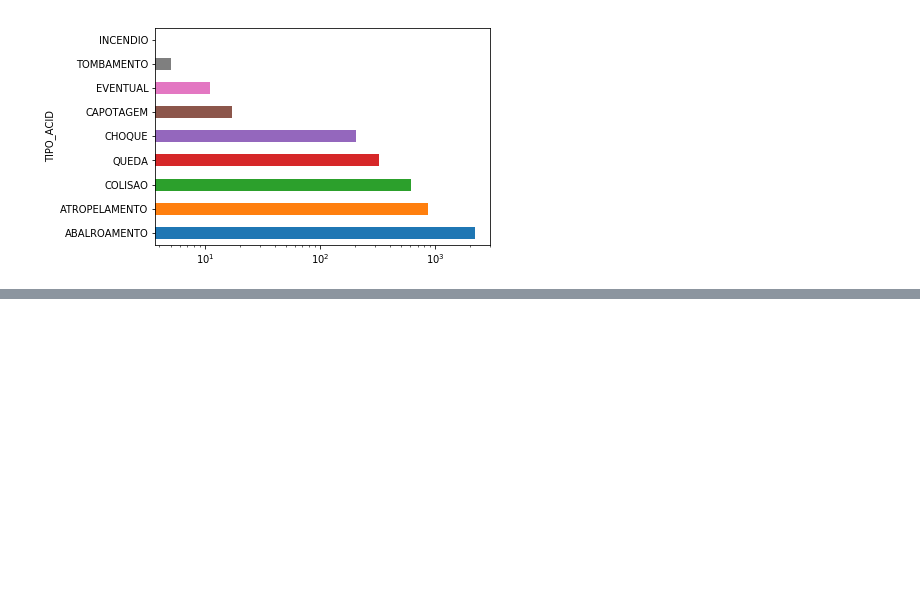
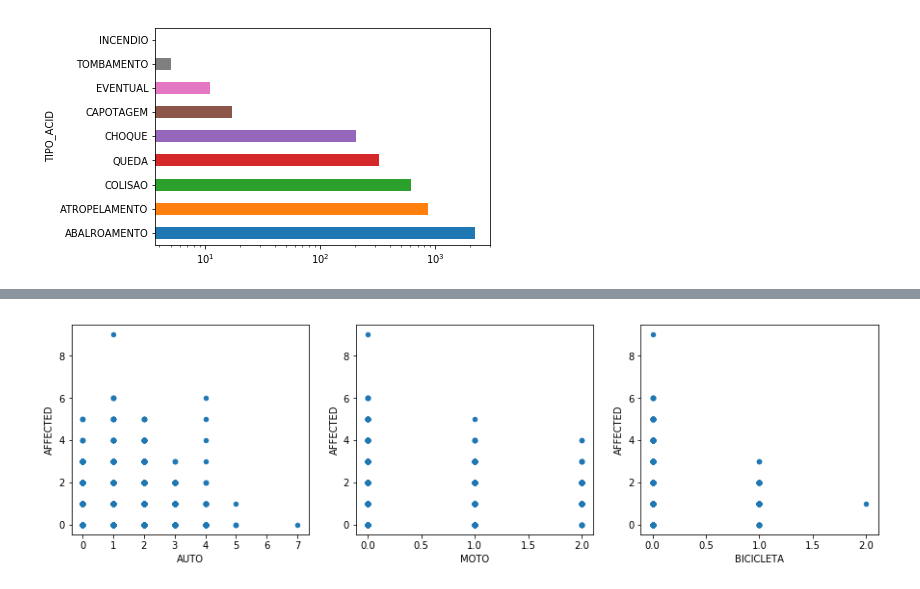
Before and after one commit to if1015-datascience-ufpe/2018-2-projeto-data-lords, a Jupyter notebook: project.ipynb, the cells around one changed output, grey strips where cells are left out. Cells and saved outputs as stored; diff of their text form; code cells hidden in the pictures; blank space fills up the shorter version.

```diff
--- a/project.ipynb
+++ b/project.ipynb
@@ -276,0 +294,5 @@ acident_type_vic.plot.barh(logx=True)
+# %%
+join_feridos_data = acidents_data[[ 'AUTO', 'TAXI', 'LOTACAO', 'ONIBUS_URB', 'ONIBUS_MET', 'ONIBUS_INT',
+       'CAMINHAO', 'MOTO', 'CARROCA', 'BICICLETA', 'OUTRO', 'FERIDOS', 'FERIDOS_GR', 'MORTES']]
+join_feridos_data['AFFECTED'] = join_feridos_data['FERIDOS'] + join_feridos_data['FERIDOS_GR'] + join_feridos_data['MORTES']
+join_feridos_data
@@ -276,0 +342,9 @@ acident_type_vic.plot.barh(logx=True)
+# %%
+acidents_data[[ 'AUTO', 'TAXI', 'LOTACAO', 'ONIBUS_URB', 'ONIBUS_MET', 'ONIBUS_INT',
+       'CAMINHAO', 'MOTO', 'CARROCA', 'BICICLETA', 'OUTRO']]
+figs, axes = plt.subplots(1,3,figsize=(15,4))
+join_feridos_data[['AUTO','AFFECTED']].plot.scatter(x='AUTO',y='AFFECTED',ax=axes[0])
+join_feridos_data[['MOTO','AFFECTED']].plot.scatter(x='MOTO',y='AFFECTED',ax=axes[1])
+join_feridos_data[['BICICLETA','AFFECTED']].plot.scatter(x='BICICLETA',y='AFFECTED',ax=axes[2]);
+# %% [output]
+[figure, added]
```
Also changed, not shown: parts of 20 cells of this notebook, 5 other files.
